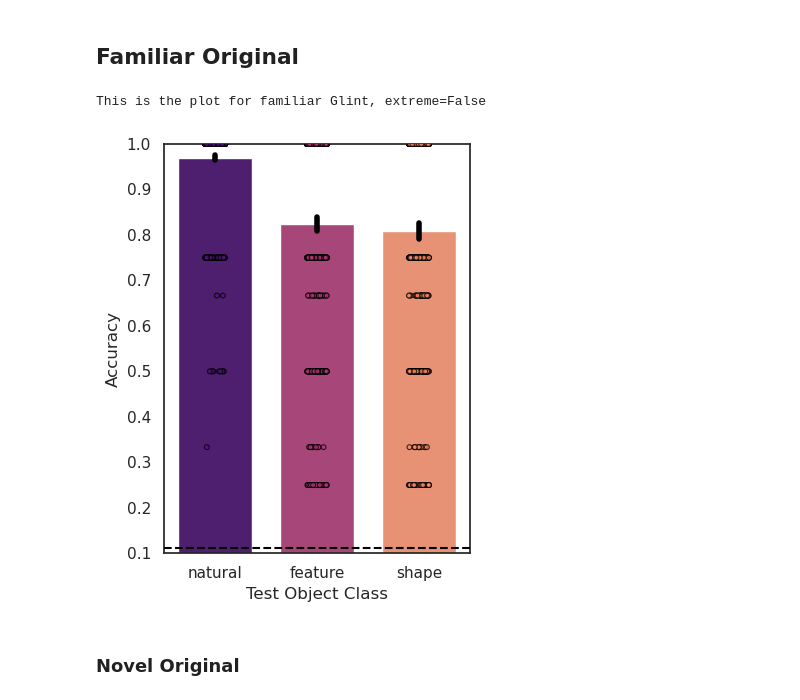
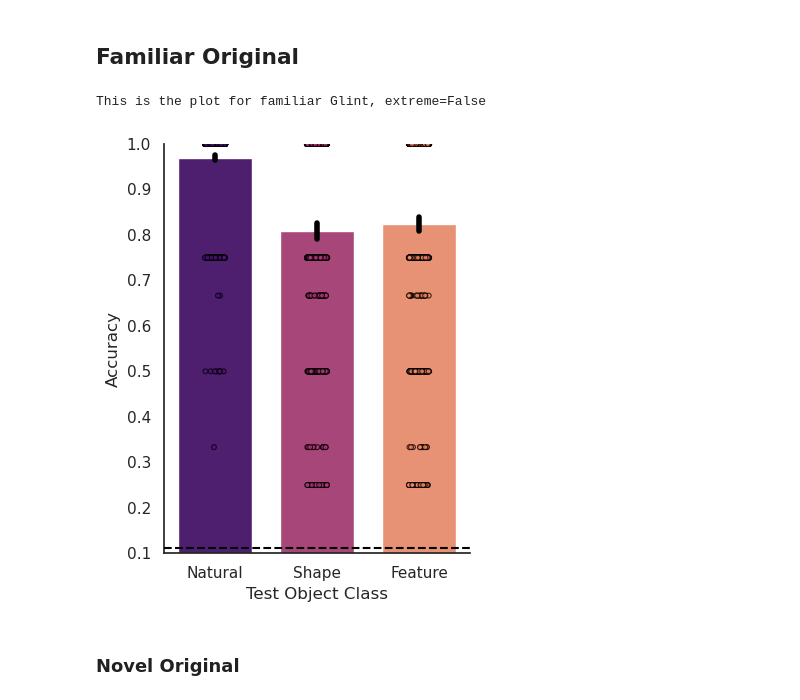
Before and after one commit to ars1399/glint_analysis, a Jupyter notebook: glint_figure_generator.ipynb, the cells around one changed output. Cells and saved outputs as stored; diff of their text form; code cells hidden in the pictures.

Commit message:
Refined Figures to be used for writeup

```diff
--- a/glint_figure_generator.ipynb
+++ b/glint_figure_generator.ipynb
@@ -14,7 +14,13 @@ import math
 
 # Function: glint_barplot
 def glint_barplot(data, extreme,chance):
-
+    display_map = {
+    "all_conditions": "All",
+    "natural": "Natural",
+    "shape": "Shape",
+    "feature": "Feature",
+    }
+    condition_order = ["natural", "shape", "feature"]
 
     if extreme == False:
         sns.set_theme(style="white")
@@ -24,6 +30,8 @@ def glint_barplot(data, extreme,chance):
             x= 'condition',
             y= 'filtered_acc',
             hue = 'condition',
+            order=condition_order,
+            hue_order=condition_order,
             ax=ax1,
             capsize=0,
             errorbar=("ci", 95),
@@ -43,6 +51,8 @@ def glint_barplot(data, extreme,chance):
             data, x='condition', #Change to condition if we want to plot individual points for each condition instead of each test object class
             y='filtered_acc',
             hue='condition',
+            order=condition_order,
+            hue_order=condition_order,
             palette='magma',
             ax=ax1,
             size=3.5,
@@ -56,6 +66,10 @@ def glint_barplot(data, extreme,chance):
         ax1.set_ylabel('Accuracy')
         ax1.set_xlabel('Test Object Class')
         ax1.axhline(y=chance, color='black', linestyle='--', linewidth=1.5, zorder=11)
+        ax1.set_xticklabels([display_map.get(t.get_text(), t.get_text()) for t in ax1.get_xticklabels()])
+
+        sns.despine(fig=fig, top=True, right=True)
+
 
 
         plt.tight_layout()
@@ -90,6 +104,9 @@ def glint_barplot(data, extreme,chance):
         ax2.set_ylabel('Accuracy')
         ax2.set_xlabel('Duration (ms)')
         ax2.axhline(y=chance, color='black', linestyle='--', linewidth=1.5, zorder=11)
+        ax2.set_xticklabels([display_map.get(t.get_text(), t.get_text()) for t in ax2.get_xticklabels()])
+
+        sns.despine(fig=fig2, top=True, right=True)
         plt.tight_layout()
         plt.show()
         print(f"This is the plot for {experiment} Glint, extreme={extreme}")
@@ -206,23 +228,23 @@ def modelling_pointplot(data, chance):
 # %%
 experiment = 'familiar'  # 'familiar' or 'novel'
 
 extreme_version = False # Set to True for extreme version, False for original version
 
 chance_level, extreme = chance_and_experiment_parameters('familiar', False)
 
 file_path = f'/zpool/vladlab/data_drive/glint_data/summary_data_csv/{experiment}_glint_{extreme}_cleaned.csv'
 familiar_glint = pd.read_csv(file_path)
 
 # Now use the function
 fig, ax1 = glint_barplot(
     data=familiar_glint,
-    extreme=False,
+    extreme=extreme_version,
     chance= chance_level
 )
 plt.show()
 # %% [output]
 This is the plot for familiar Glint, extreme=False
-[figure, old version]
+[figure, new version]
 # %% [markdown]
 ### Novel Original
 # %%
```
Also changed, not shown: parts of 2 cells of this notebook.
